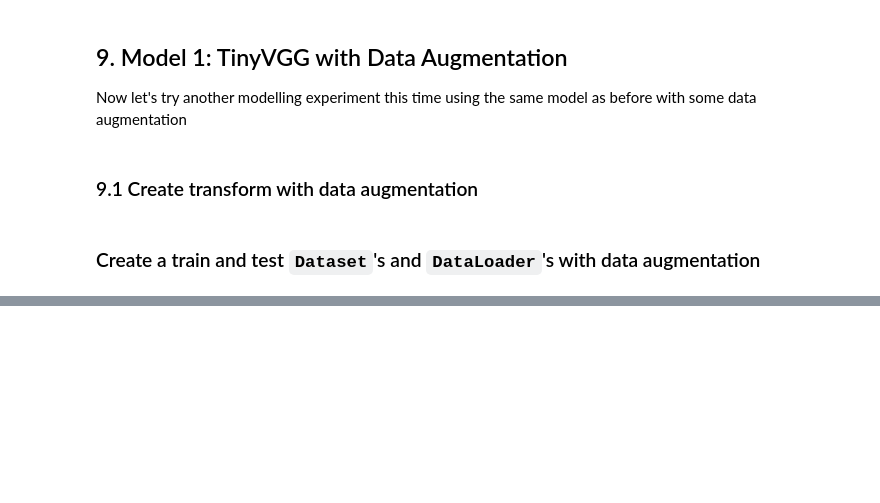
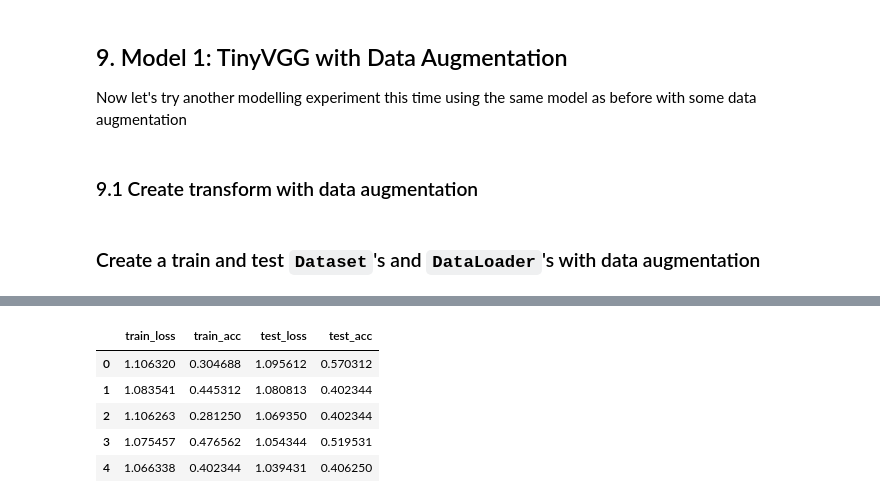
Before and after one commit to prathyushmadhu/Pytorch-essentials, a Jupyter notebook: 04_pytorch_custom_datasets.ipynb, the cells around one changed output, grey strips where cells are left out. Cells and saved outputs as stored; diff of their text form; code cells hidden in the pictures; blank space fills up the shorter version.

```diff
--- a/04_pytorch_custom_datasets.ipynb
+++ b/04_pytorch_custom_datasets.ipynb
@@ -1169,0 +1258,12 @@ test_dataloader_simple = DataLoader(dataset=test_data_simple,
+# %%
+import pandas as pd
+model_0_df = pd.DataFrame(model_0_results)
+model_1_df = pd.DataFrame(model_1_results)
+model_0_df
+# %% [output]
+|  | train_loss | train_acc | test_loss | test_acc |
+| 0 | 1.106320 | 0.304688 | 1.095612 | 0.570312 |
+| 1 | 1.083541 | 0.445312 | 1.080813 | 0.402344 |
+| 2 | 1.106263 | 0.281250 | 1.069350 | 0.402344 |
+| 3 | 1.075457 | 0.476562 | 1.054344 | 0.519531 |
+| 4 | 1.066338 | 0.402344 | 1.039431 | 0.406250 |
```
Also changed, not shown: parts of 15 cells of this notebook.
